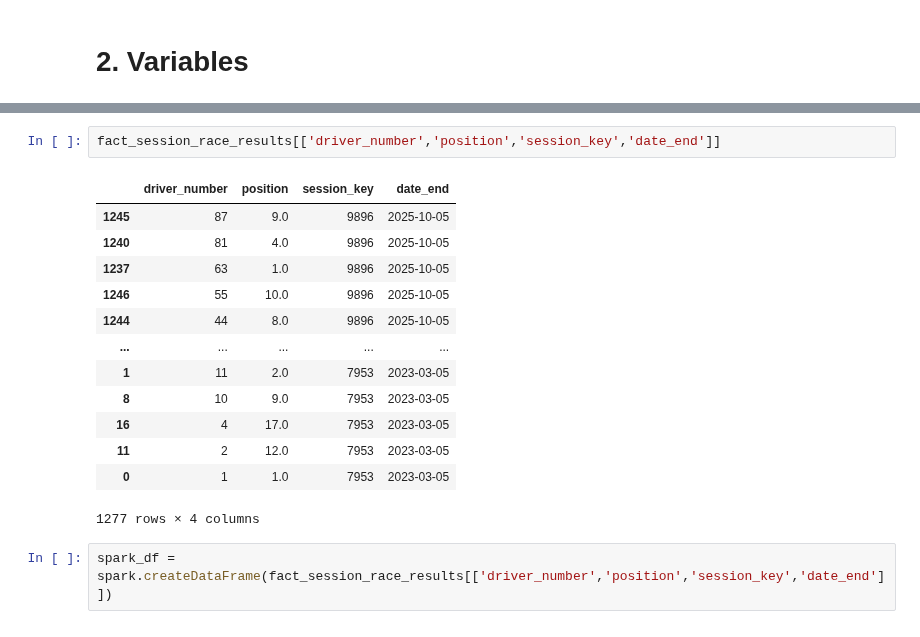
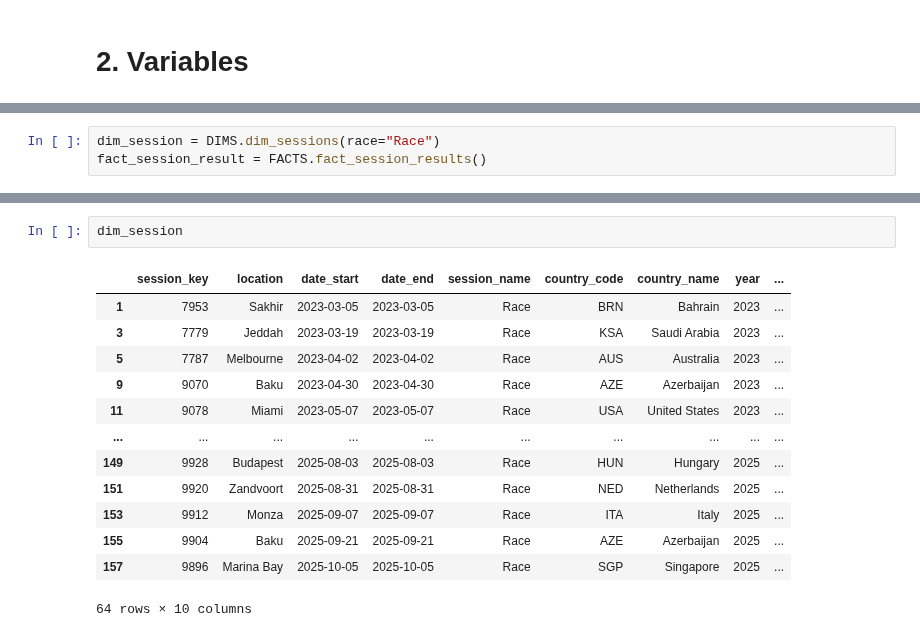
Before and after one commit to Grzegosh/Portfolio, a Jupyter notebook: F1/exploration.ipynb, the cells around one changed output, grey strips where cells are left out. Cells and saved outputs as stored; diff of their text form.

```diff
--- a/F1/exploration.ipynb
+++ b/F1/exploration.ipynb
@@ -81 +36,4 @@ memory usage: 173.5+ KB
+# %%
+dim_session = DIMS.dim_sessions(race="Race")
+fact_session_result = FACTS.fact_session_results()
 # %%
@@ -133,18 +42,16 @@ fact_session_race_results.reset_index()
-# %%
-fact_session_race_results[['driver_number','position','session_key','date_end']]
-# %% [output]
-|  | driver_number | position | session_key | date_end |
-| 1245 | 87 | 9.0 | 9896 | 2025-10-05 |
-| 1240 | 81 | 4.0 | 9896 | 2025-10-05 |
-| 1237 | 63 | 1.0 | 9896 | 2025-10-05 |
-| 1246 | 55 | 10.0 | 9896 | 2025-10-05 |
-| 1244 | 44 | 8.0 | 9896 | 2025-10-05 |
-| ... | ... | ... | ... | ... |
-| 1 | 11 | 2.0 | 7953 | 2023-03-05 |
-| 8 | 10 | 9.0 | 7953 | 2023-03-05 |
-| 16 | 4 | 17.0 | 7953 | 2023-03-05 |
-| 11 | 2 | 12.0 | 7953 | 2023-03-05 |
-| 0 | 1 | 1.0 | 7953 | 2023-03-05 |
-1277 rows × 4 columns
-# %%
-spark_df = spark.createDataFrame(fact_session_race_results[['driver_number','position','session_key','date_end']])
+# %%
+dim_session
+# %% [output]
+|  | session_key | location | date_start | date_end | session_name | country_code | country_name | year | ... |
+| 1 | 7953 | Sakhir | 2023-03-05 | 2023-03-05 | Race | BRN | Bahrain | 2023 | ... |
+| 3 | 7779 | Jeddah | 2023-03-19 | 2023-03-19 | Race | KSA | Saudi Arabia | 2023 | ... |
+| 5 | 7787 | Melbourne | 2023-04-02 | 2023-04-02 | Race | AUS | Australia | 2023 | ... |
+| 9 | 9070 | Baku | 2023-04-30 | 2023-04-30 | Race | AZE | Azerbaijan | 2023 | ... |
+| 11 | 9078 | Miami | 2023-05-07 | 2023-05-07 | Race | USA | United States | 2023 | ... |
+| ... | ... | ... | ... | ... | ... | ... | ... | ... | ... |
+| 149 | 9928 | Budapest | 2025-08-03 | 2025-08-03 | Race | HUN | Hungary | 2025 | ... |
+| 151 | 9920 | Zandvoort | 2025-08-31 | 2025-08-31 | Race | NED | Netherlands | 2025 | ... |
+| 153 | 9912 | Monza | 2025-09-07 | 2025-09-07 | Race | ITA | Italy | 2025 | ... |
+| 155 | 9904 | Baku | 2025-09-21 | 2025-09-21 | Race | AZE | Azerbaijan | 2025 | ... |
+| 157 | 9896 | Marina Bay | 2025-10-05 | 2025-10-05 | Race | SGP | Singapore | 2025 | ... |
+64 rows × 10 columns
```
Also changed, not shown: parts of 26 cells of this notebook, 2 other files.
